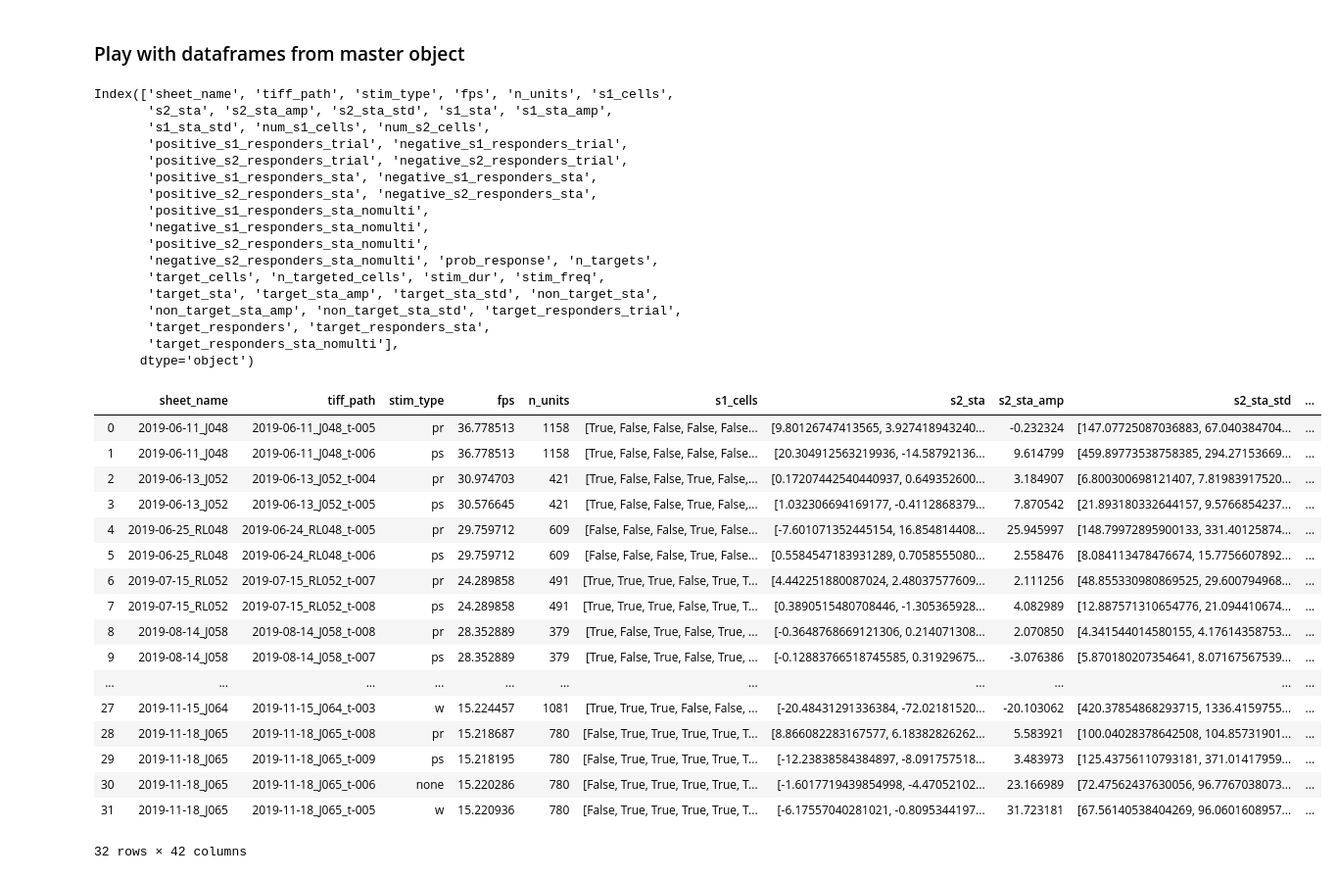
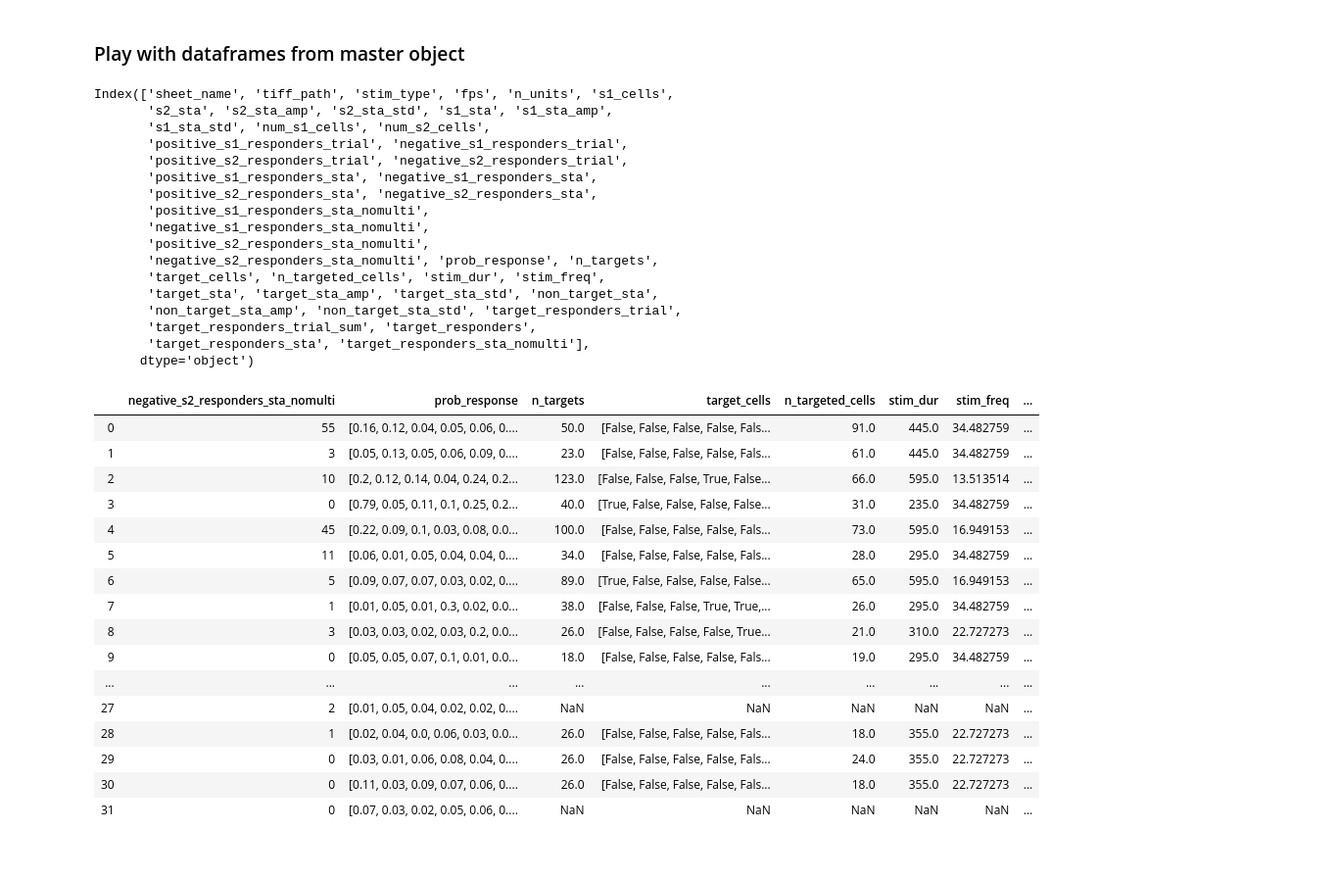
Before and after one commit to Packer-Lab/Vape, a Jupyter notebook: jupyter/rob/interareal_analysis.ipynb, the cells around one changed output. Shown at 98% size. Drawn from its saved outputs; the diff is of its cells as text; code cells hidden in the pictures.

```diff
--- a/jupyter/rob/interareal_analysis.ipynb
+++ b/jupyter/rob/interareal_analysis.ipynb
@@ -293,48 +273,47 @@ master_obj.staMovie(stam_save_path, pkl_list)
 # %%
 # master_path = r'Q:\master_pkl\master_obj.pkl'
 
 # with open(master_path, 'rb') as f:
 #     master_obj = pickle.load(f)
 
 df = master_obj.df
 print(df.columns)
-df
+df.iloc[:,25:]
 # %% [output]
 Index(['sheet_name', 'tiff_path', 'stim_type', 'fps', 'n_units', 's1_cells',
        's2_sta', 's2_sta_amp', 's2_sta_std', 's1_sta', 's1_sta_amp',
        's1_sta_std', 'num_s1_cells', 'num_s2_cells',
        'positive_s1_responders_trial', 'negative_s1_responders_trial',
        'positive_s2_responders_trial', 'negative_s2_responders_trial',
        'positive_s1_responders_sta', 'negative_s1_responders_sta',
        'positive_s2_responders_sta', 'negative_s2_responders_sta',
        'positive_s1_responders_sta_nomulti',
        'negative_s1_responders_sta_nomulti',
        'positive_s2_responders_sta_nomulti',
        'negative_s2_responders_sta_nomulti', 'prob_response', 'n_targets',
        'target_cells', 'n_targeted_cells', 'stim_dur', 'stim_freq',
        'target_sta', 'target_sta_amp', 'target_sta_std', 'non_target_sta',
        'non_target_sta_amp', 'non_target_sta_std', 'target_responders_trial',
-       'target_responders', 'target_responders_sta',
-       'target_responders_sta_nomulti'],
+       'target_responders_trial_sum', 'target_responders',
+       'target_responders_sta', 'target_responders_sta_nomulti'],
       dtype='object')
-|  | sheet_name | tiff_path | stim_type | fps | n_units | s1_cells | s2_sta | s2_sta_amp | s2_sta_std | ... |
-| 0 | 2019-06-11_J048 | 2019-06-11_J048_t-005 | pr | 36.778513 | 1158 | [True, False, False, False, False... | [9.80126747413565, 3.927418943240... | -0.232324 | [147.07725087036883, 67.040384704... | ... |
-| 1 | 2019-06-11_J048 | 2019-06-11_J048_t-006 | ps | 36.778513 | 1158 | [True, False, False, False, False... | [20.304912563219936, -14.58792136... | 9.614799 | [459.89773538758385, 294.27153669... | ... |
-| 2 | 2019-06-13_J052 | 2019-06-13_J052_t-004 | pr | 30.974703 | 421 | [True, False, False, True, False,... | [0.17207442540440937, 0.649352600... | 3.184907 | [6.800300698121407, 7.81983917520... | ... |
-| 3 | 2019-06-13_J052 | 2019-06-13_J052_t-005 | ps | 30.576645 | 421 | [True, False, False, True, False,... | [1.032306694169177, -0.4112868379... | 7.870542 | [21.893180332644157, 9.5766854237... | ... |
-| 4 | 2019-06-25_RL048 | 2019-06-24_RL048_t-005 | pr | 29.759712 | 609 | [False, False, False, True, False... | [-7.601071352445154, 16.854814408... | 25.945997 | [148.79972895900133, 331.40125874... | ... |
-| 5 | 2019-06-25_RL048 | 2019-06-24_RL048_t-006 | ps | 29.759712 | 609 | [False, False, False, True, False... | [0.5584547183931289, 0.7058555080... | 2.558476 | [8.084113478476674, 15.7756607892... | ... |
-| 6 | 2019-07-15_RL052 | 2019-07-15_RL052_t-007 | pr | 24.289858 | 491 | [True, True, True, False, True, T... | [4.442251880087024, 2.48037577609... | 2.111256 | [48.855330980869525, 29.600794968... | ... |
-| 7 | 2019-07-15_RL052 | 2019-07-15_RL052_t-008 | ps | 24.289858 | 491 | [True, True, True, False, True, T... | [0.3890515480708446, -1.305365928... | 4.082989 | [12.887571310654776, 21.094410674... | ... |
-| 8 | 2019-08-14_J058 | 2019-08-14_J058_t-008 | pr | 28.352889 | 379 | [True, False, True, False, True, ... | [-0.3648768669121306, 0.214071308... | 2.070850 | [4.341544014580155, 4.17614358753... | ... |
-| 9 | 2019-08-14_J058 | 2019-08-14_J058_t-007 | ps | 28.352889 | 379 | [True, False, True, False, True, ... | [-0.12883766518745585, 0.31929675... | -3.076386 | [5.870180207354641, 8.07167567539... | ... |
-| ... | ... | ... | ... | ... | ... | ... | ... | ... | ... | ... |
-| 27 | 2019-11-15_J064 | 2019-11-15_J064_t-003 | w | 15.224457 | 1081 | [True, True, True, False, False, ... | [-20.48431291336384, -72.02181520... | -20.103062 | [420.37854868293715, 1336.4159755... | ... |
-| 28 | 2019-11-18_J065 | 2019-11-18_J065_t-008 | pr | 15.218687 | 780 | [False, True, True, True, True, T... | [8.866082283167577, 6.18382826262... | 5.583921 | [100.04028378642508, 104.85731901... | ... |
-| 29 | 2019-11-18_J065 | 2019-11-18_J065_t-009 | ps | 15.218195 | 780 | [False, True, True, True, True, T... | [-12.23838584384897, -8.091757518... | 3.483973 | [125.43756110793181, 371.01417959... | ... |
-| 30 | 2019-11-18_J065 | 2019-11-18_J065_t-006 | none | 15.220286 | 780 | [False, True, True, True, True, T... | [-1.6017719439854998, -4.47052102... | 23.166989 | [72.47562437630056, 96.7767038073... | ... |
-| 31 | 2019-11-18_J065 | 2019-11-18_J065_t-005 | w | 15.220936 | 780 | [False, True, True, True, True, T... | [-6.17557040281021, -0.8095344197... | 31.723181 | [67.56140538404269, 96.0601608957... | ... |
+|  | negative_s2_responders_sta_nomulti | prob_response | n_targets | target_cells | n_targeted_cells | stim_dur | stim_freq | ... |
+| 0 | 55 | [0.16, 0.12, 0.04, 0.05, 0.06, 0.... | 50.0 | [False, False, False, False, Fals... | 91.0 | 445.0 | 34.482759 | ... |
+| 1 | 3 | [0.05, 0.13, 0.05, 0.06, 0.09, 0.... | 23.0 | [False, False, False, False, Fals... | 61.0 | 445.0 | 34.482759 | ... |
+| 2 | 10 | [0.2, 0.12, 0.14, 0.04, 0.24, 0.2... | 123.0 | [False, False, False, True, False... | 66.0 | 595.0 | 13.513514 | ... |
+| 3 | 0 | [0.79, 0.05, 0.11, 0.1, 0.25, 0.2... | 40.0 | [True, False, False, False, False... | 31.0 | 235.0 | 34.482759 | ... |
+| 4 | 45 | [0.22, 0.09, 0.1, 0.03, 0.08, 0.0... | 100.0 | [False, False, False, False, Fals... | 73.0 | 595.0 | 16.949153 | ... |
+| 5 | 11 | [0.06, 0.01, 0.05, 0.04, 0.04, 0.... | 34.0 | [False, False, False, False, Fals... | 28.0 | 295.0 | 34.482759 | ... |
+| 6 | 5 | [0.09, 0.07, 0.07, 0.03, 0.02, 0.... | 89.0 | [True, False, False, False, False... | 65.0 | 595.0 | 16.949153 | ... |
+| 7 | 1 | [0.01, 0.05, 0.01, 0.3, 0.02, 0.0... | 38.0 | [False, False, False, True, True,... | 26.0 | 295.0 | 34.482759 | ... |
+| 8 | 3 | [0.03, 0.03, 0.02, 0.03, 0.2, 0.0... | 26.0 | [False, False, False, False, True... | 21.0 | 310.0 | 22.727273 | ... |
+| 9 | 0 | [0.05, 0.05, 0.07, 0.1, 0.01, 0.0... | 18.0 | [False, False, False, False, Fals... | 19.0 | 295.0 | 34.482759 | ... |
+| ... | ... | ... | ... | ... | ... | ... | ... | ... |
+| 27 | 2 | [0.01, 0.05, 0.04, 0.02, 0.02, 0.... | NaN | NaN | NaN | NaN | NaN | ... |
+| 28 | 1 | [0.02, 0.04, 0.0, 0.06, 0.03, 0.0... | 26.0 | [False, False, False, False, Fals... | 18.0 | 355.0 | 22.727273 | ... |
+| 29 | 0 | [0.03, 0.01, 0.06, 0.08, 0.04, 0.... | 26.0 | [False, False, False, False, Fals... | 24.0 | 355.0 | 22.727273 | ... |
+| 30 | 0 | [0.11, 0.03, 0.09, 0.07, 0.06, 0.... | 26.0 | [False, False, False, False, Fals... | 18.0 | 355.0 | 22.727273 | ... |
+| 31 | 0 | [0.07, 0.03, 0.02, 0.05, 0.06, 0.... | NaN | NaN | NaN | NaN | NaN | ... |
-32 rows × 42 columns
 # %%
 # Plot whisker bias of targets
 
```
Also changed, not shown: parts of 22 cells of this notebook, 2 other files.
